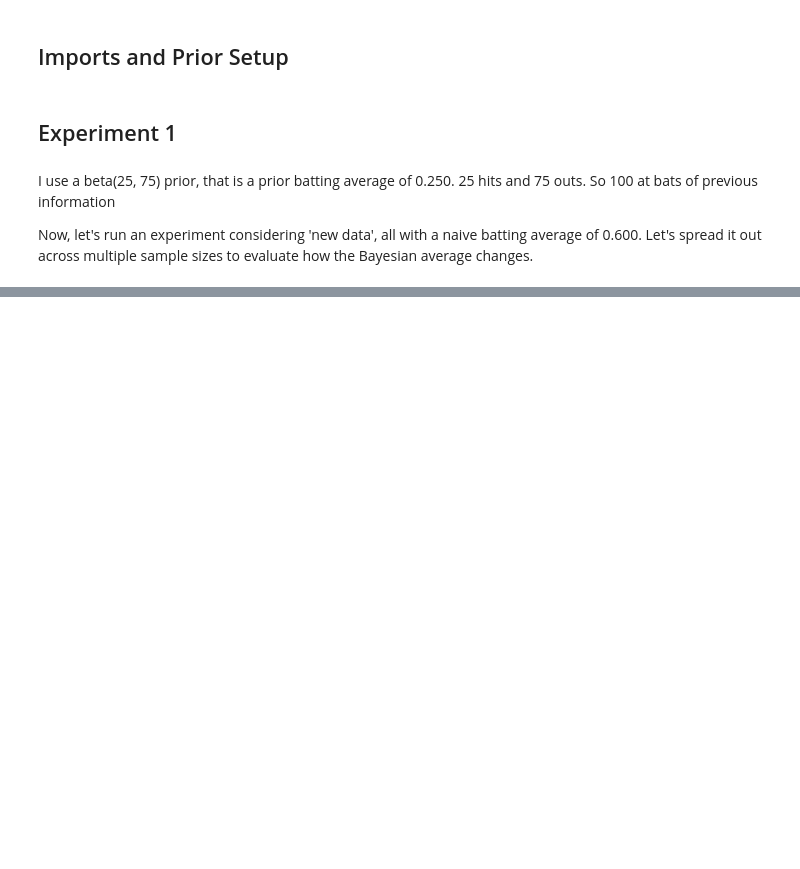
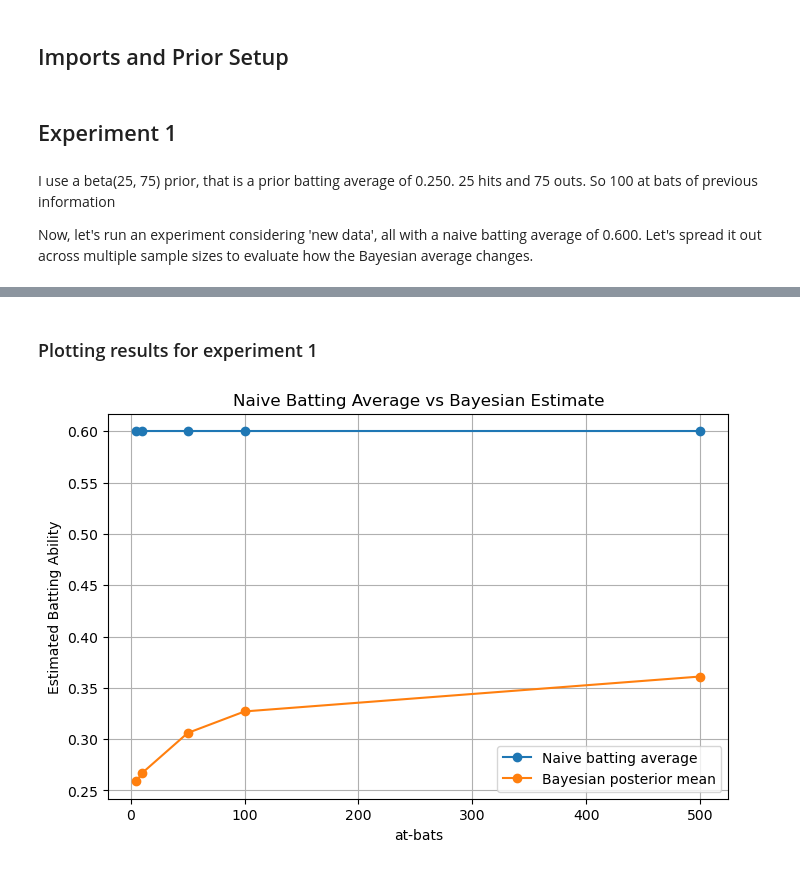
Before and after one commit to Matthew-Dobson/bayesian-batting-average, a Jupyter notebook: notebooks/01_basic_beta_binomial.ipynb, the cells around one changed output, grey strips where cells are left out. Drawn from its saved outputs; the diff is of its cells as text; code cells hidden in the pictures; blank space fills up the shorter version.

Commit message:
notebook for experiment 1

```diff
--- a/notebooks/01_basic_beta_binomial.ipynb
+++ b/notebooks/01_basic_beta_binomial.ipynb
@@ -67,6 +67,9 @@ results["posterior_mean"] = results["posterior_mean"].round(3)
 results["posterior_std"] = results["posterior_std"].round(3)
 results["credible_interval_lower"] = results["credible_interval_lower"].round(3)
 results["credible_interval_upper"] = results["credible_interval_upper"].round(3)
+results["credible_interval_width"] = (
+    results["credible_interval_upper"] - results["credible_interval_lower"]
+)
 
 results
 # %% [output]
@@ -73,0 +82,28 @@ KeyError: 'credible_interval_upper'
+# %% [markdown]
+### Plotting results for experiment 1
+# %%
+plt.figure(figsize=(8,5))
+
+#plot a line for naive bating average as at_bats increases
+plt.plot(
+    results["at_bats"],
+    results["naive_average"],
+    marker="o",
+    label="Naive batting average"
+)
+#plot a line for bayesian batting average as at_bats increases
+plt.plot(
+    results["at_bats"],
+    results["posterior_mean"],
+    marker="o",
+    label="Bayesian posterior mean"
+)
+
+plt.xlabel("at-bats")
+plt.ylabel("Estimated Batting Ability")
+plt.title("Naive Batting Average vs Bayesian Estimate")
+plt.legend()
+plt.grid(True)
+plt.show()
+# %% [output]
+[figure, added]
```
Also changed, not shown: parts of 7 cells of this notebook.
